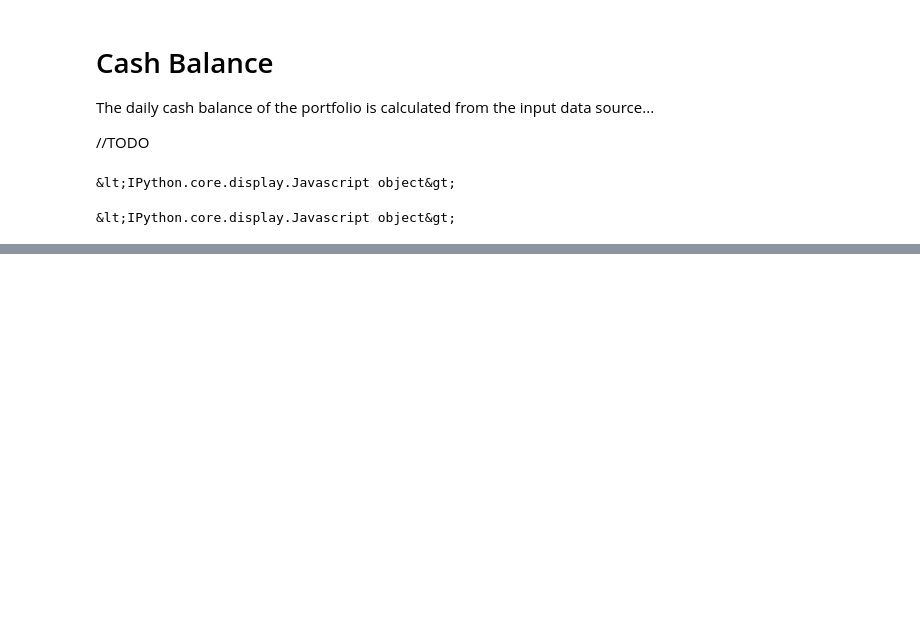
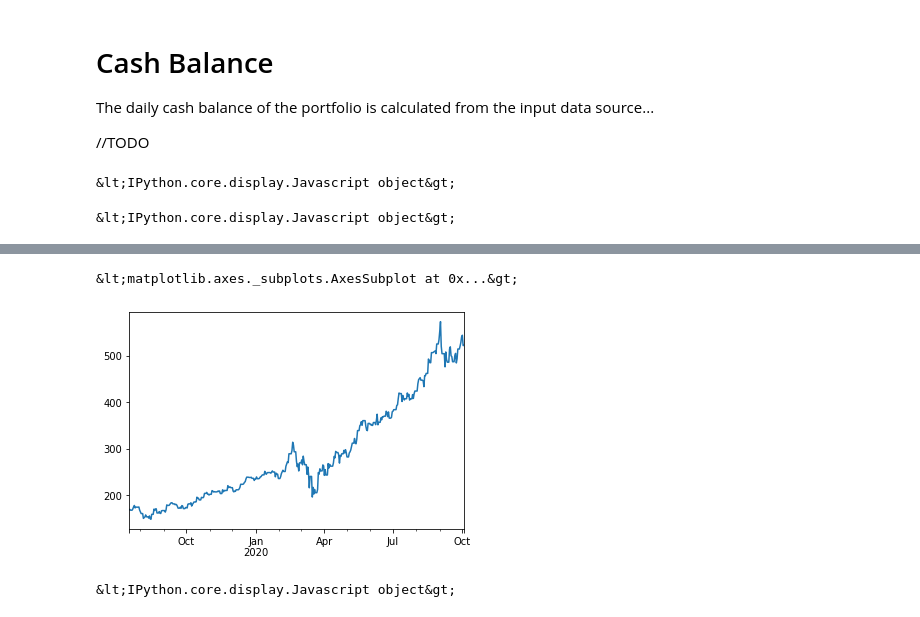
Before and after one commit to julian-west/python_portfolio_tracker, a Jupyter notebook: tutorials/loading_portfolio_data.ipynb, the cells around one changed output, grey strips where cells are left out. Saved outputs shown, nothing was run; the diff lists cells and outputs as text; code cells hidden in the pictures; blank space fills up the shorter version.

```diff
--- a/tutorials/loading_portfolio_data.ipynb
+++ b/tutorials/loading_portfolio_data.ipynb
@@ -259,0 +288,6 @@ cash.cash_flows
+# %%
+pf.stock_objects['NVDA'].daily_stock_price.plot()
+# %% [output]
+&lt;matplotlib.axes._subplots.AxesSubplot at 0x...&gt;
+[figure, added]
+&lt;IPython.core.display.Javascript object&gt;
```
Also changed, not shown: parts of 8 cells of this notebook, 1 other file.
